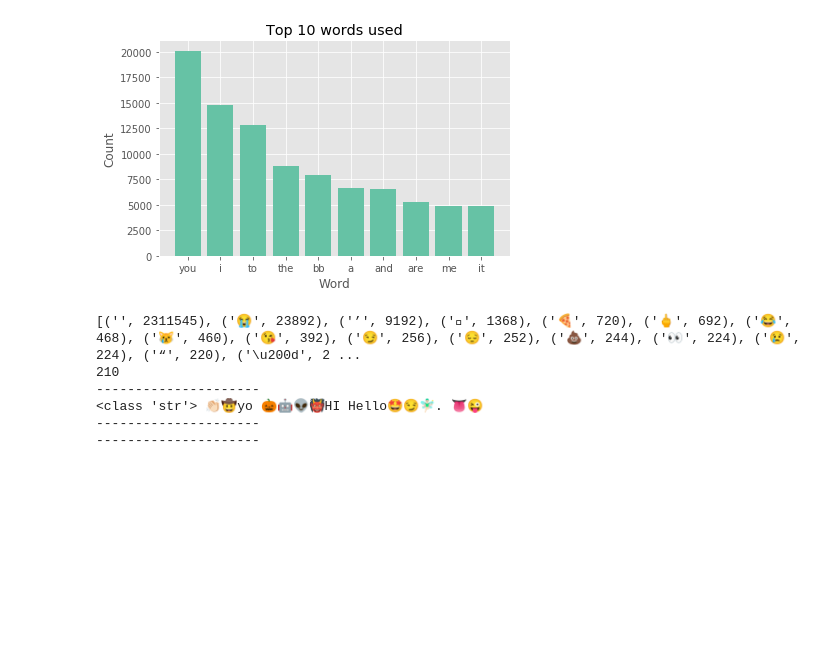
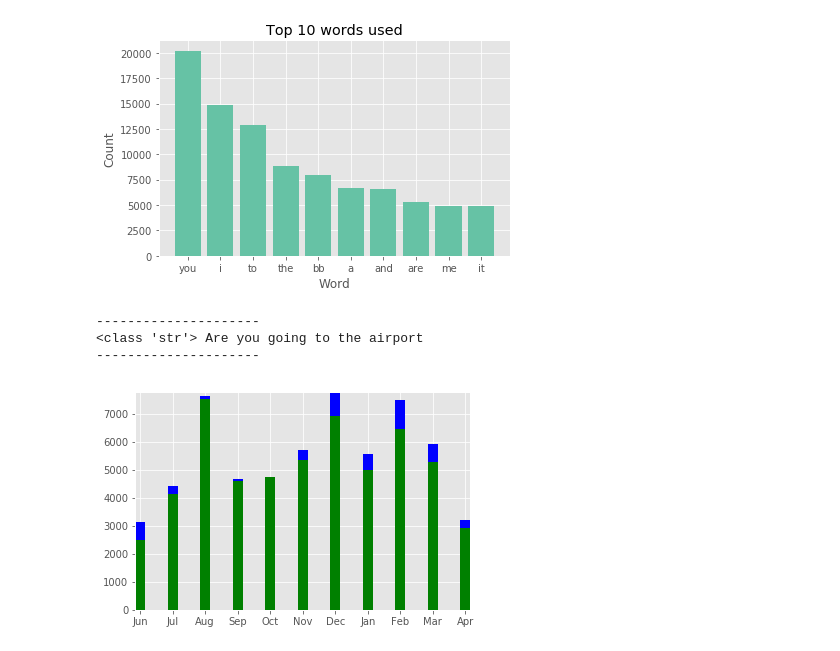
Before and after one commit to adamstueckrath/iMessgeAnalysis, a Jupyter notebook: iMessage Analysis Test.ipynb, the cells around one changed output. Drawn from its saved outputs; the diff is of its cells as text; code cells hidden in the pictures; blank space fills up the shorter version.

Commit message:
worked on bar charts for messages by date

```diff
--- a/iMessage Analysis Test.ipynb
+++ b/iMessage Analysis Test.ipynb
@@ -193,21 +193,32 @@ plt.show()
 # %% [output]
 [figure]
 # %%
-# here for decoding/encoding issues
-#def changeencode(data, cols):
-#    for col in cols:
-#        data[col] = data[col].str.decode('iso-8859-1').str.encode('utf-8')
-#    return data
-
 # Dictionary storing emoji counts
 import collections
+import re
 emoji_count = collections.defaultdict(int)
 for i in chat_df['message']:
     for emoji in re.findall(r'[\U0001f300-\U0001f650]|[\u2000-\u3000]|[\U0001f3fb-\U0001f3ff]?|[1F4AA]', i):
         emoji_count[emoji] += 1
-adam_test = sorted(emoji_count.items(), key=lambda x: x[1], reverse=True)
-print(adam_test)
-print(len(adam_test))
+#adam_test = sorted(emoji_count.items(), key=lambda x: x[1], reverse=True)
+#print(adam_test)
+#print(len(adam_test))
+
+# Count emojis
+#amount_emojis = {}
+#pattern_not_emoji = '[\d\w!"§\\$%&@/\'„“()=?`´²–³{[\].|}^*\-+#,;:<>]'
+#for word in chat_df['message']:
+#    if not re.match(pattern_not_emoji, word):
+#        # Remove everything else from emojis
+#        emoji = re.sub(pattern_not_emoji + '♀', '', word)
+#        for char in list(emoji):
+#            if '\u200d' not in emoji:
+#                if char in amount_emojis:
+#                    amount_emojis[char] += 1
+#                else:
+#                    amount_emojis[char] = 1
+#sorted_emojis = sorted(amount_emojis.items(), key=lambda x: x[1], reverse=True)
+
 emoji_pattern = re.compile(
     u"(\ud83d[\ude00-\ude4f])|"  # emoticons
     u"(\ud83c[\udf00-\uffff])|"  # symbols & pictographs (1 of 2)
@@ -216,10 +227,8 @@ emoji_pattern = re.compile(
     u"(\ud83c[\udde0-\uddff])"  # flags (iOS)
     "+", flags=re.UNICODE)
 
-
 #char_with_modifier = re.compile(r'(.[\U0001f3fb-\U0001f3ff]?)')
 #print (collections.Counter(char_with_modifier.findall(emoji_string)))
-
 
 print(r'---------------------')
 test = chat_df.iloc[[115165]]
@@ -228,23 +237,46 @@ test = test[2]
 print(type(test),test)
 print(r'---------------------')
 
-print(r'---------------------')
-
-
 #testing = [find_emoji(i) for i in test]
 #print(len(testing),testing)
 
 #word_count_df.loc[word_count_df['word'].isin(some_values)]
-
-# get top day and number of messages
-# get total # of words, and messages
 # %% [output]
-[('', 2311545), ('😭', 23892), ('’', 9192), ('🏻', 1368), ('🍕', 720), ('🖕', 692), ('😂', 468), ('😿', 460), ('😘', 392), ('😏', 256), ('😔', 252), ('💩', 244), ('👀', 224), ('😢', 224), ('“', 220), ('\u200d', 2 ...
-210
 ---------------------
-<class 'str'> 👏🏻🤠yo 🎃🤖👽👹HI Hello🤩😏🧚🏻‍♂️. 👅😜
+<class 'str'> Are you going to the airport
 ---------------------
----------------------
+# %%
+def group_by_date(date_column, *args):
+    return date_column.groupby(list(args)).agg('count')
+
+months_map = {1:'Jan',2:'Feb',3:'Mar',4:'Apr',5:'May',6:'Jun',7:'Jul',8:'Aug',9:'Sep',10:'Oct',11:'Nov',12:'Dec'}
+def mapper(month):
+    return months_map[month]
+
+bridget = chat_df[chat_df.is_received == 1]
+adam = chat_df[chat_df.is_sent == 1]
+
+# Get message by weekday
+#adam = adam['message_date'].groupby([adam.message_date.dt.weekday]).agg('count')
+#bridget = bridget['message_date'].groupby([bridget.message_date.dt.weekday]).agg('count')
+
+# Get message by month
+adam = group_by_date(adam['message_date'], adam.message_date.dt.year, adam.message_date.dt.month)
+bridget = group_by_date(bridget['message_date'], bridget.message_date.dt.year, bridget.message_date.dt.month)
+bridget = pd.DataFrame({'month':bridget.index, 'count':bridget.values})
+adam = pd.DataFrame({'month':adam.index, 'count':adam.values})
+adam['month'] = [mapper(x[1]) for x in adam.month.values]
+bridget['month'] = [mapper(x[1]) for x in bridget.month.values]
+
+
+ax = plt.subplot(111)
+w = 0.3
+ax.bar(adam['month'].tolist(), adam['count'].tolist(),width=w,color='b',align='center')
+ax.bar(bridget['month'].tolist(), bridget['count'].tolist(),width=w,color='g',align='center')
+ax.autoscale(tight=True)
+plt.show()
+# %% [output]
+[figure, added]
 # %%
 # get top day and number of messages
 
```
Also changed, not shown: parts of 5 cells of this notebook.
